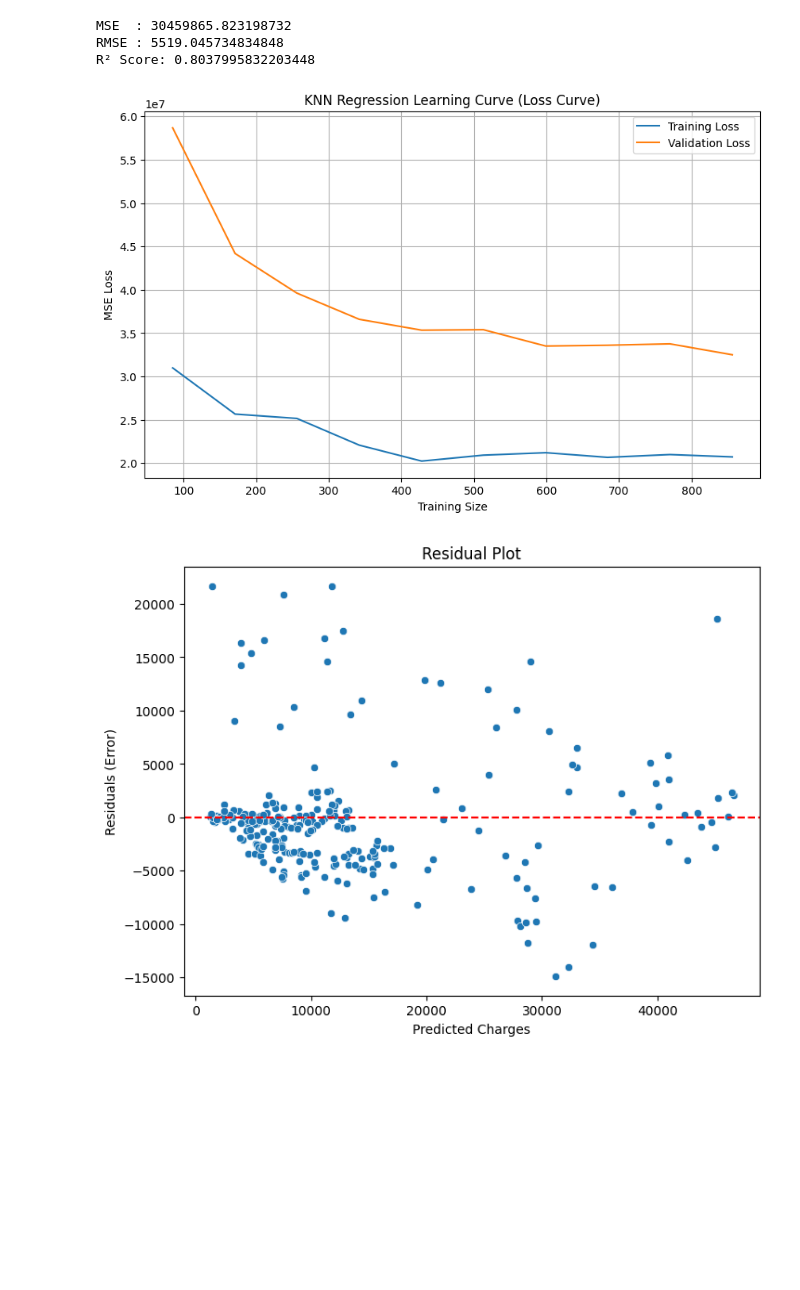
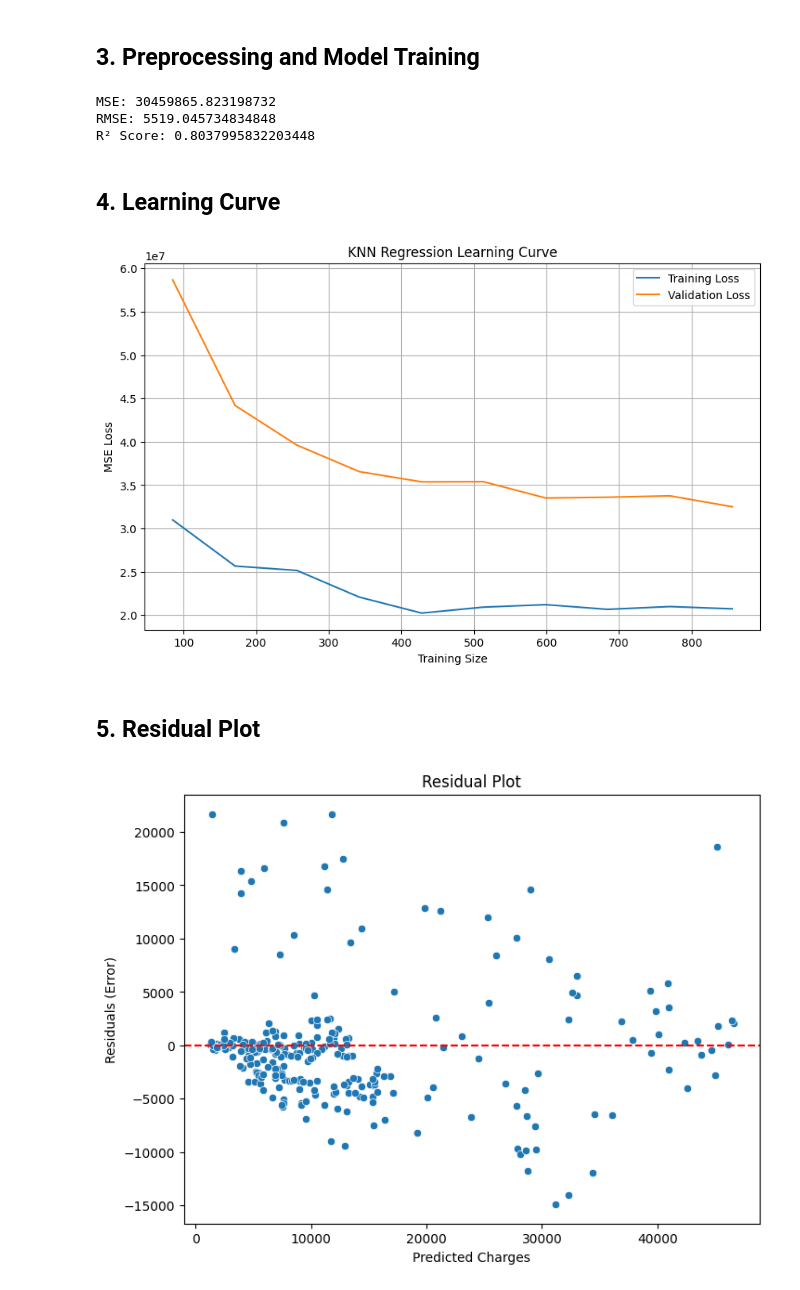
Before and after one commit to khaledsamy20/ML-projectss-univ, a Jupyter notebook: src/Numerical/KNN_Regressor.ipynb, the cells around one changed output. Saved outputs shown, nothing was run; the diff lists cells and outputs as text; code cells hidden in the pictures; blank space fills up the shorter version.

```diff
--- a/src/Numerical/KNN_Regressor.ipynb
+++ b/src/Numerical/KNN_Regressor.ipynb
@@ -20,12 +28,14 @@ import seaborn as sns
+# %% [markdown]
+## 3. Preprocessing and Model Training
 # %%
 # Encode categorical columns
-df = pd.get_dummies(df, columns=['sex','smoker','region'], drop_first=True)
+df_encoded = pd.get_dummies(df, columns=['sex','smoker','region'], drop_first=True)
 
-# Features + Target
-X = df.drop('charges', axis=1)
-y = df['charges']
+# Define features (X) and target (y)
+X = df_encoded.drop('charges', axis=1)
+y = df_encoded['charges']
 
-# Split data
+# Split data into training and testing sets
 X_train, X_test, y_train, y_test = train_test_split(X, y, test_size=0.2, random_state=42)
 
 # Scale features
@@ -33,46 +43,48 @@ sc = StandardScaler()
 X_train_scaled = sc.fit_transform(X_train)
 X_test_scaled = sc.transform(X_test)
 
-
-# 2) Train KNN Regressor
+# Train the KNN Regressor
 knn = KNeighborsRegressor(n_neighbors=5)
 knn.fit(X_train_scaled, y_train)
 
-# Predictions
+# Make predictions
 y_pred = knn.predict(X_test_scaled)
 
-
-# 3) Metrics
+# Evaluate the model
 mse  = mean_squared_error(y_test, y_pred)
 rmse = np.sqrt(mse)
 r2   = r2_score(y_test, y_pred)
 
-print("MSE  :", mse)
-print("RMSE :", rmse)
-print("R² Score:", r2)
+print(f"MSE: {mse}")
+print(f"RMSE: {rmse}")
+print(f"R² Score: {r2}")
 # %% [output]
-MSE  : 30459865.823198732
-RMSE : 5519.045734834848
+MSE: 30459865.823198732
+RMSE: 5519.045734834848
 R² Score: 0.8037995832203448
+# %% [markdown]
+## 4. Learning Curve
 # %%
-# 4) LOSS CURVE (Learning Curve)
+# Plot the learning curve
 train_sizes, train_scores, test_scores = learning_curve(
     knn, X_train_scaled, y_train, cv=5, scoring='neg_mean_squared_error',
     train_sizes=np.linspace(0.1, 1.0, 10)
 )
 
 train_loss = -train_scores.mean(axis=1)
 test_loss  = -test_scores.mean(axis=1)
 
 plt.figure(figsize=(10,6))
 plt.plot(train_sizes, train_loss, label='Training Loss')
 plt.plot(train_sizes, test_loss, label='Validation Loss')
 plt.xlabel("Training Size")
 plt.ylabel("MSE Loss")
-plt.title("KNN Regression Learning Curve (Loss Curve)")
+plt.title("KNN Regression Learning Curve")
 plt.legend()
 plt.grid()
 plt.show()
 # %% [output]
-[figure, old version]
+[figure, new version]
+# %% [markdown]
+## 5. Residual Plot
 # %%
```
Also changed, not shown: parts of 12 cells of this notebook, 3 other files.
